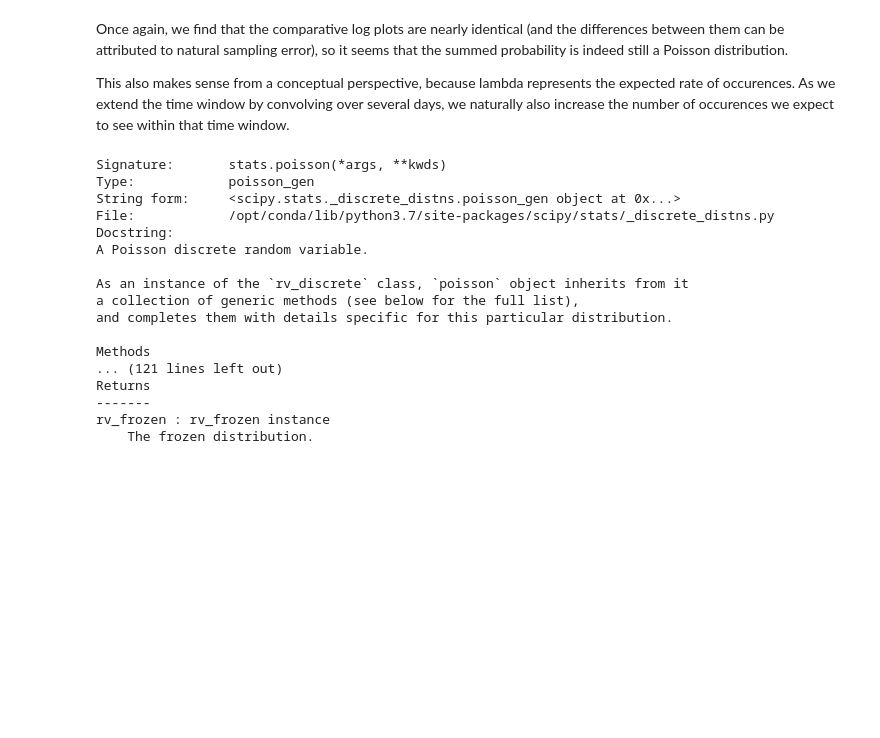
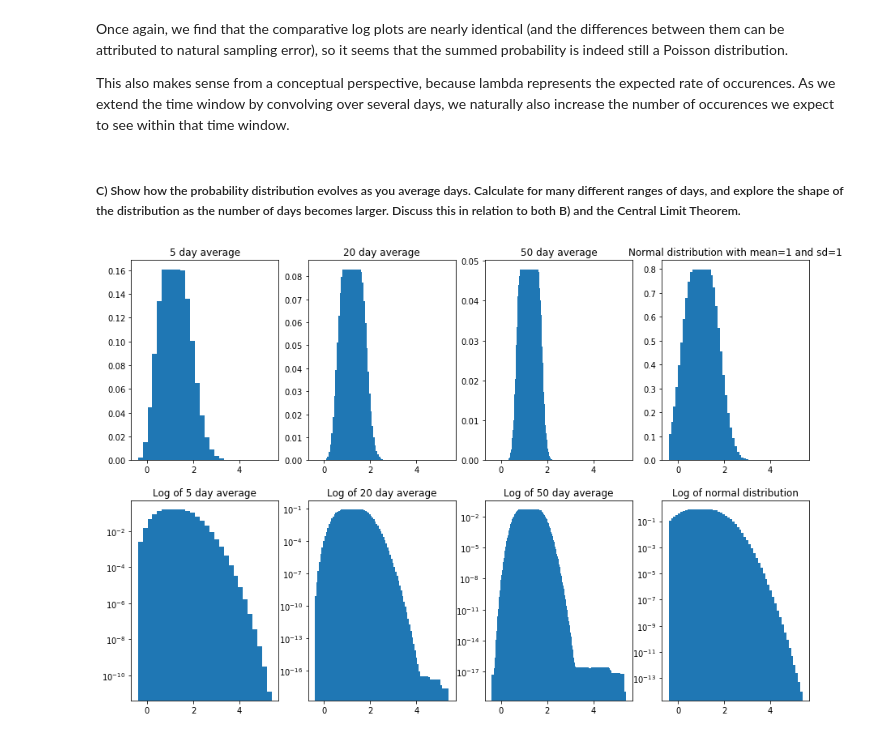
Before and after one commit to chkboris/Physics-434, a Jupyter notebook: Lab 2.ipynb, the cells around one changed output. Drawn from its saved outputs; the diff is of its cells as text; code cells hidden in the pictures; blank space fills up the shorter version.

```diff
--- a/Lab 2.ipynb
+++ b/Lab 2.ipynb
@@ -102,23 +102,60 @@ plt.show()
 Once again, we find that the comparative log plots are nearly identical (and the differences between them can be attributed to natural sampling error), so it seems that the summed probability is indeed still a Poisson distribution.
 
 This also makes sense from a conceptual perspective, because lambda represents the expected rate of occurences. As we extend the time window by convolving over several days, we naturally also increase the number of occurences we expect to see within that time window.
-# %%
-stats.poisson?
-# %% [output]
-Signature:       stats.poisson(*args, **kwds)
-Type:            poisson_gen
-String form:     <scipy.stats._discrete_distns.poisson_gen object at 0x...>
-File:            /opt/conda/lib/python3.7/site-packages/scipy/stats/_discrete_distns.py
-Docstring:
-A Poisson discrete random variable.
-
-As an instance of the `rv_discrete` class, `poisson` object inherits from it
-a collection of generic methods (see below for the full list),
-and completes them with details specific for this particular distribution.
-
-Methods
-... (121 lines left out)
-Returns
--------
-rv_frozen : rv_frozen instance
-    The frozen distribution.
+# %% [markdown]
+##### C) Show how the probability distribution evolves as you average days. Calculate for many different ranges of days, and explore the shape of the distribution as the number of days becomes larger. Discuss this in relation to both B) and the Central Limit Theorem.
+# %%
+x_init = np.arange(0,5)
+dist = stats.poisson.pmf(x_init,1)
+p = stats.poisson.pmf(x_init,1)
+
+#5 days
+for days in range(0,5):
+    p = scipy.signal.fftconvolve(p,dist)
+p5 = p
+#20 days
+for days in range(0,15):
+    p = scipy.signal.fftconvolve(p,dist)
+p20 = p
+#50 days
+for days in range(0,30):
+    p = scipy.signal.fftconvolve(p,dist)
+p50 = p
+
+x5 = np.linspace(0,5, len(p5))
+x20 = np.linspace(0,5, len(p20))
+x50 = np.linspace(0,5, len(p50))
+
+xn = np.linspace(0,5,50)
+pn = stats.norm.pdf(xn, loc=1,scale=1/2)
+
+fig, ((d1,d3,d4, n),(log1,log3,log4, logn)) = plt.subplots(2,4)
+
+d1.title.set_text("5 day average")
+d1.bar(x5, p5)
+
+d3.title.set_text("20 day average")
+d3.bar(x20, p20)
+
+d4.title.set_text("50 day average")
+d4.bar(x50, p50)
+
+log1.title.set_text("Log of 5 day average")
+log1.bar(x5, p5, log=True)
+
+log3.title.set_text("Log of 20 day average")
+log3.bar(x20, p20, log=True)
+
+log4.title.set_text("Log of 50 day average")
+log4.bar(x50, p50, log=True)
+
+
+
+n.title.set_text("Normal distribution with mean=1 and sd=1/2")
+n.bar(xn,pn)
+
+logn.title.set_text("Log of normal distribution")
+logn.bar(xn,pn,log=True)
+plt.show()
+# %% [output]
+[figure, added]
```
Also changed, not shown: parts of 5 cells of this notebook.
